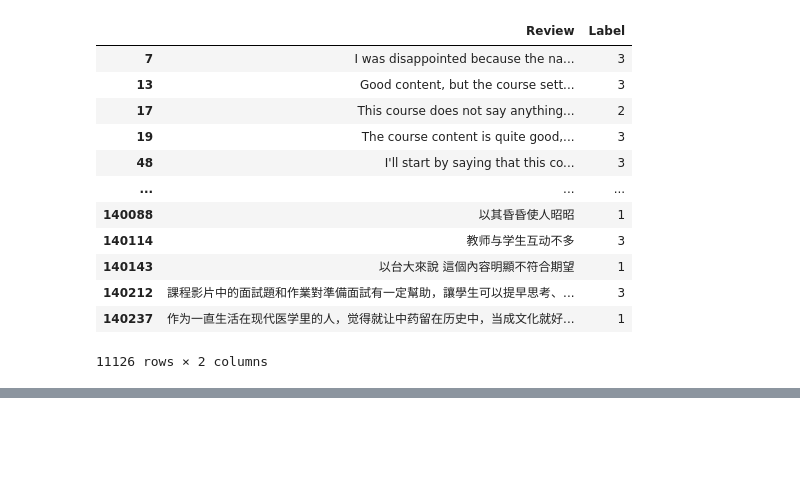
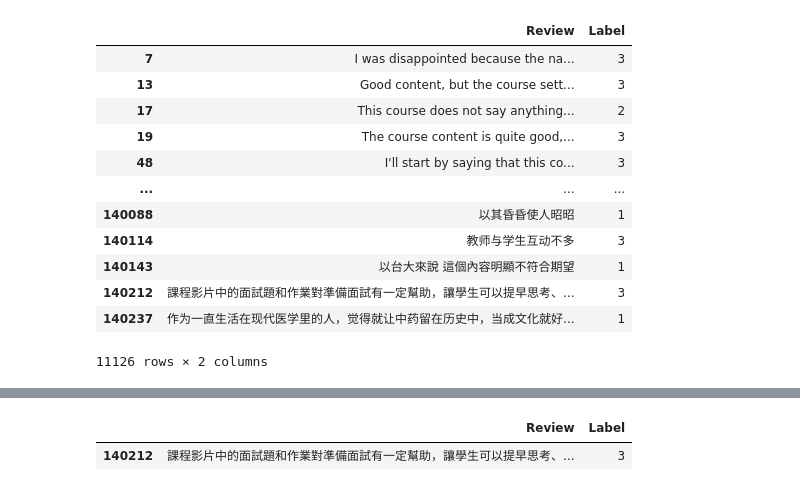
Before and after one commit to genie-lee-beep/Jieun-Lee, a Jupyter notebook: NLP/Coursera review analysis.ipynb, the cells around one changed output, grey strips where cells are left out. Cells and saved outputs as stored; diff of their text form; code cells hidden in the pictures; blank space fills up the shorter version.

```diff
--- a/NLP/Coursera review analysis.ipynb
+++ b/NLP/Coursera review analysis.ipynb
@@ -113,0 +151,7 @@ reviews_neg
+# %%
+# chin= reviews_neg.iloc[[140088], :]
+
+reviews_neg.loc[reviews_neg.index == 140212]
+# %% [output]
+|  | Review | Label |
+| 140212 | 課程影片中的面試題和作業對準備面試有一定幫助，讓學生可以提早思考、... | 3 |
```
Also changed, not shown: parts of 8 cells of this notebook.
